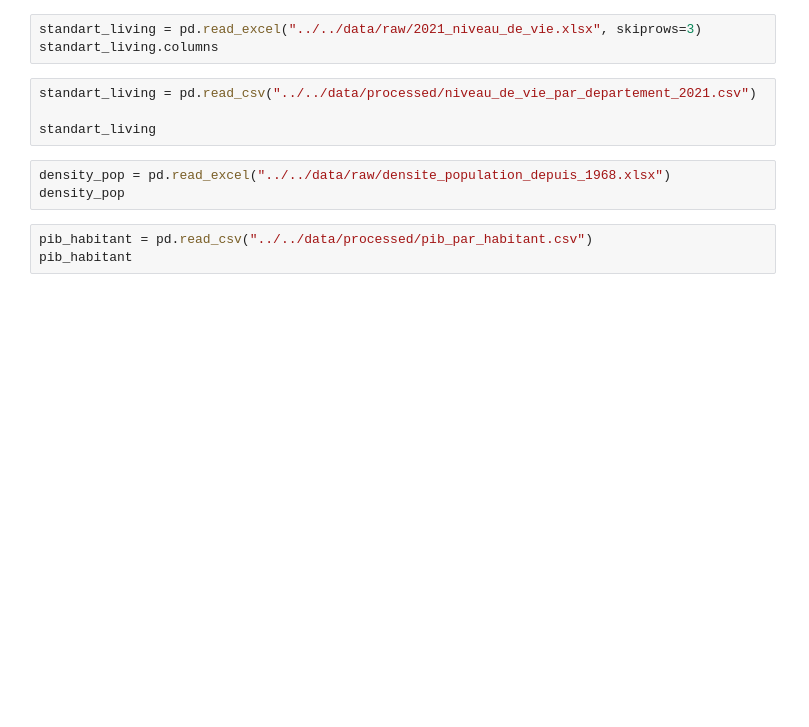
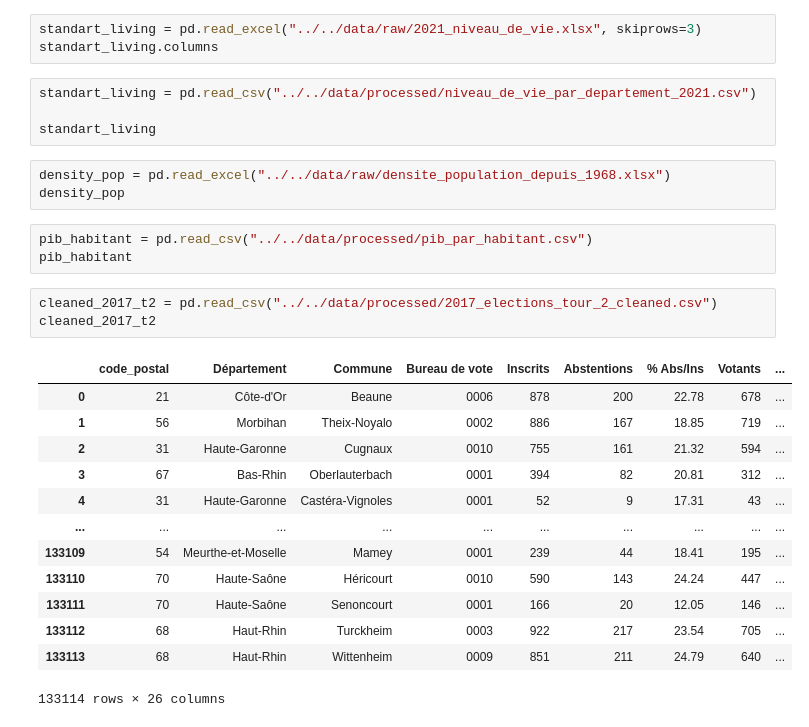
Before and after one commit to the-ark-of-noah/mspr, a Jupyter notebook: notebooks/explonatory/view.ipynb, the cells around one changed output. Cells and saved outputs as stored; diff of their text form; blank space fills up the shorter version.

Commit message:
data_quality 2017

```diff
--- a/notebooks/explonatory/view.ipynb
+++ b/notebooks/explonatory/view.ipynb
@@ -74,3 +78,20 @@ density_pop
 # %%
 pib_habitant = pd.read_csv("../../data/processed/pib_par_habitant.csv")
 pib_habitant
+# %%
+cleaned_2017_t2 = pd.read_csv("../../data/processed/2017_elections_tour_2_cleaned.csv")
+cleaned_2017_t2
+# %% [output]
+|  | code_postal | Département | Commune | Bureau de vote | Inscrits | Abstentions | % Abs/Ins | Votants | ... |
+| 0 | 21 | Côte-d'Or | Beaune | 0006 | 878 | 200 | 22.78 | 678 | ... |
+| 1 | 56 | Morbihan | Theix-Noyalo | 0002 | 886 | 167 | 18.85 | 719 | ... |
+| 2 | 31 | Haute-Garonne | Cugnaux | 0010 | 755 | 161 | 21.32 | 594 | ... |
+| 3 | 67 | Bas-Rhin | Oberlauterbach | 0001 | 394 | 82 | 20.81 | 312 | ... |
+| 4 | 31 | Haute-Garonne | Castéra-Vignoles | 0001 | 52 | 9 | 17.31 | 43 | ... |
+| ... | ... | ... | ... | ... | ... | ... | ... | ... | ... |
+| 133109 | 54 | Meurthe-et-Moselle | Mamey | 0001 | 239 | 44 | 18.41 | 195 | ... |
+| 133110 | 70 | Haute-Saône | Héricourt | 0010 | 590 | 143 | 24.24 | 447 | ... |
+| 133111 | 70 | Haute-Saône | Senoncourt | 0001 | 166 | 20 | 12.05 | 146 | ... |
+| 133112 | 68 | Haut-Rhin | Turckheim | 0003 | 922 | 217 | 23.54 | 705 | ... |
+| 133113 | 68 | Haut-Rhin | Wittenheim | 0009 | 851 | 211 | 24.79 | 640 | ... |
+133114 rows × 26 columns
```
Also changed, not shown: parts of 3 cells of this notebook, 10 other files.
